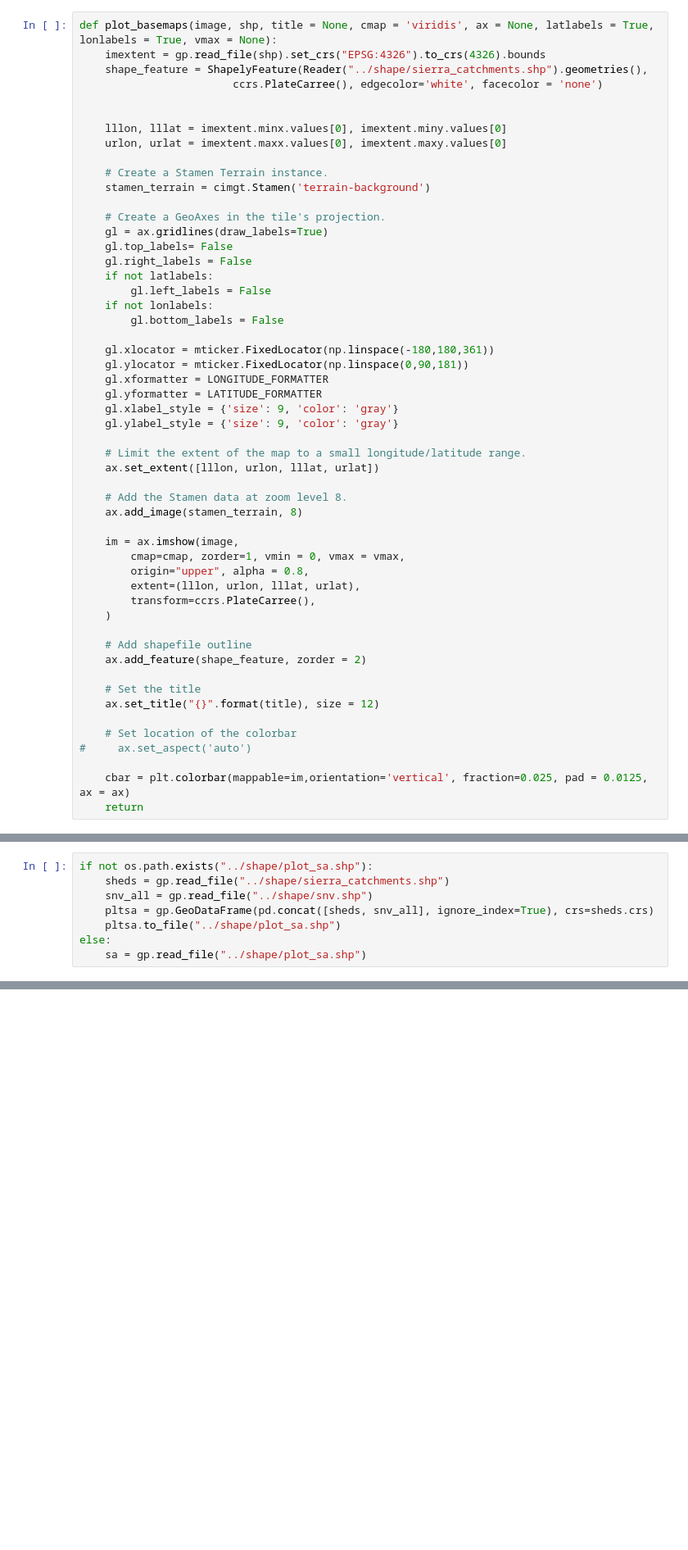
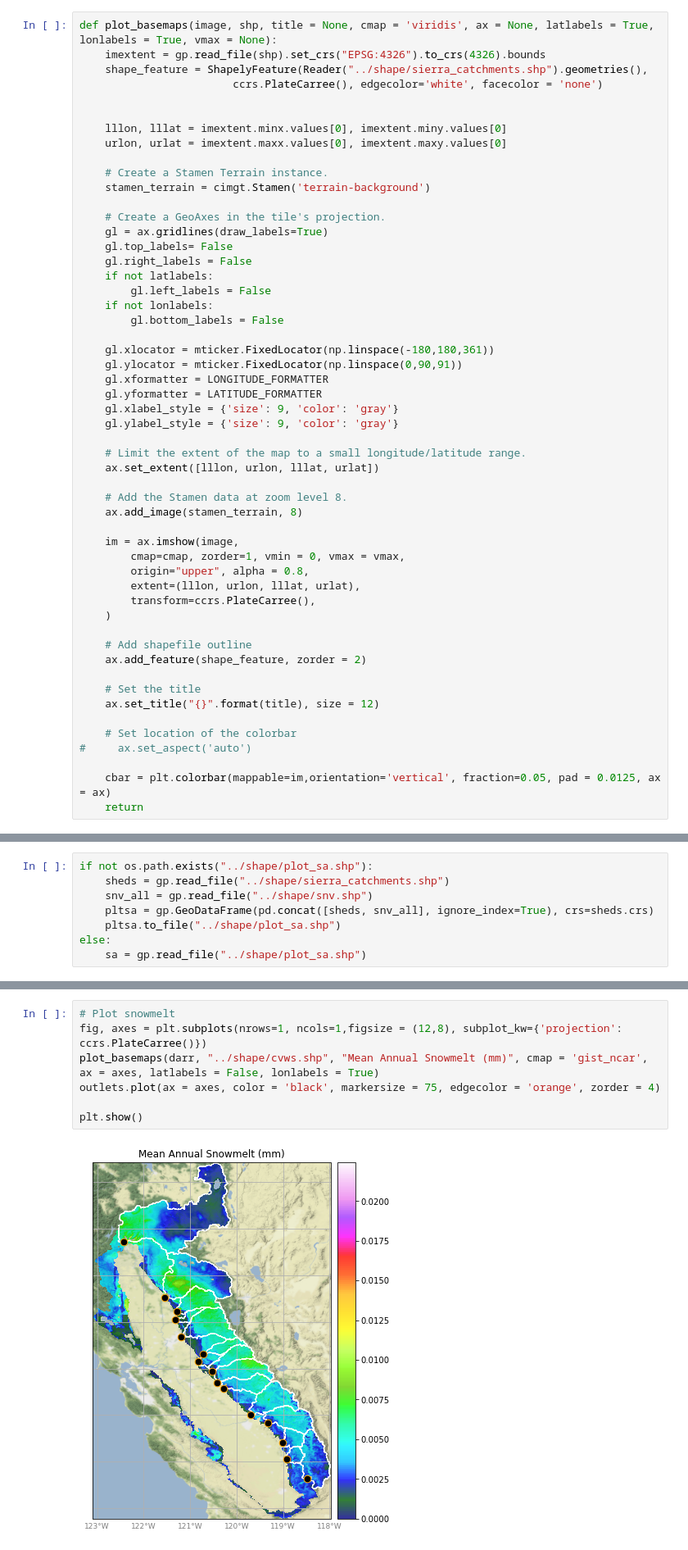
Before and after one commit to kashingtonDC/RespTime, a Jupyter notebook: code/05_figure1.ipynb, the cells around one changed output, grey strips where cells are left out. Shown at 82% size. Cells and saved outputs as stored; diff of their text form; blank space fills up the shorter version.

Commit message:
add figure nbs

```diff
--- a/code/05_figure1.ipynb
+++ b/code/05_figure1.ipynb
@@ -52,7 +55,7 @@ def plot_basemaps(image, shp, title = None, cmap = 'viridis', ax = None, latlabe
         gl.bottom_labels = False
 
     gl.xlocator = mticker.FixedLocator(np.linspace(-180,180,361))
-    gl.ylocator = mticker.FixedLocator(np.linspace(0,90,181))
+    gl.ylocator = mticker.FixedLocator(np.linspace(0,90,91))
     gl.xformatter = LONGITUDE_FORMATTER
     gl.yformatter = LATITUDE_FORMATTER
     gl.xlabel_style = {'size': 9, 'color': 'gray'}
@@ -80,7 +83,7 @@ def plot_basemaps(image, shp, title = None, cmap = 'viridis', ax = None, latlabe
     # Set location of the colorbar
 #     ax.set_aspect('auto')
 
-    cbar = plt.colorbar(mappable=im,orientation='vertical', fraction=0.025, pad = 0.0125, ax = ax)
+    cbar = plt.colorbar(mappable=im,orientation='vertical', fraction=0.05, pad = 0.0125, ax = ax)
     return
 # %%
 
@@ -162,0 +164,9 @@ plt.show()
+# %%
+# Plot snowmelt
+fig, axes = plt.subplots(nrows=1, ncols=1,figsize = (12,8), subplot_kw={'projection': ccrs.PlateCarree()})
+plot_basemaps(darr, "../shape/cvws.shp", "Mean Annual Snowmelt (mm)", cmap = 'gist_ncar', ax = axes, latlabels = False, lonlabels = True)
+outlets.plot(ax = axes, color = 'black', markersize = 75, edgecolor = 'orange', zorder = 4)
+
+plt.show()
+# %% [output]
+[figure, added]
```
Also changed, not shown: parts of 7 cells of this notebook, 1 other file.
